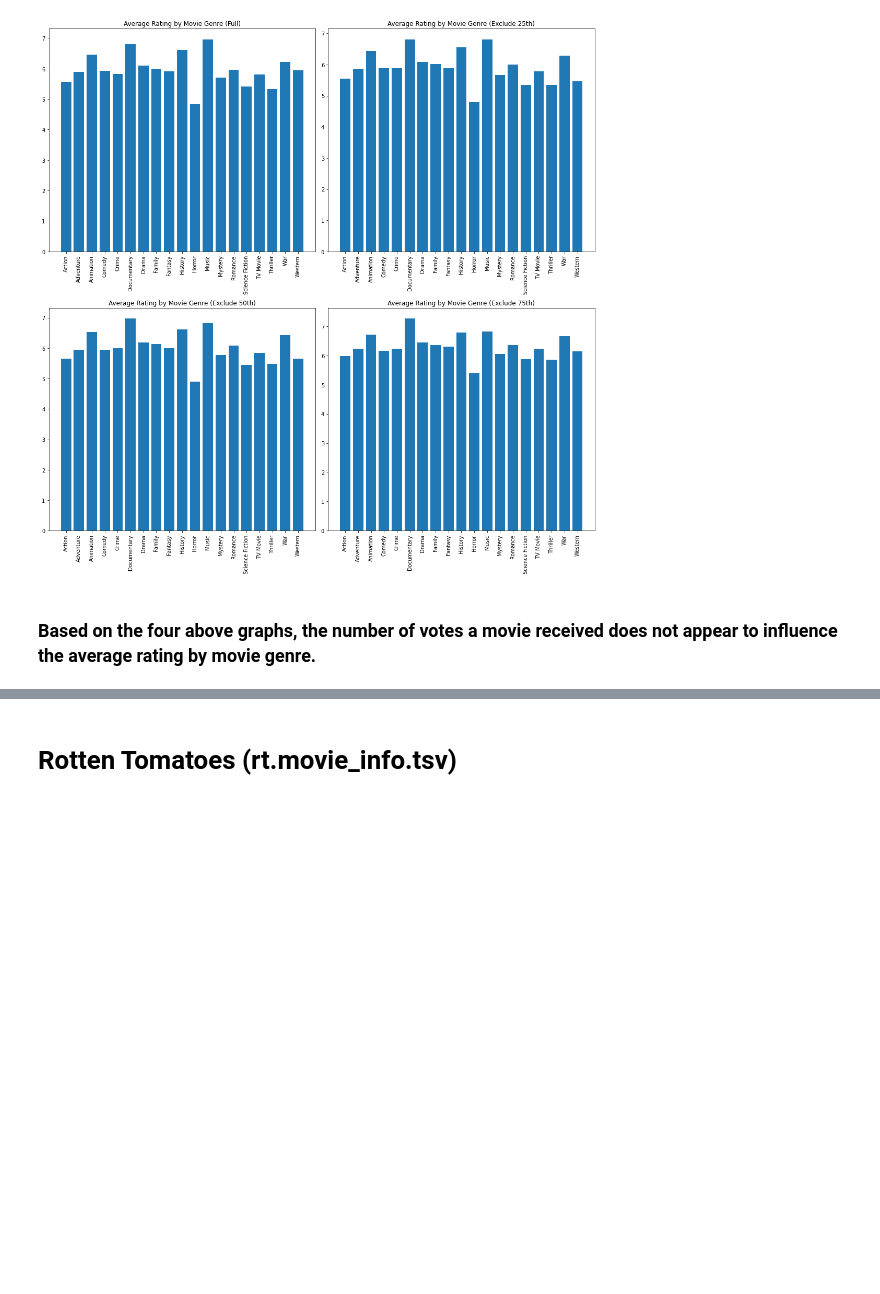
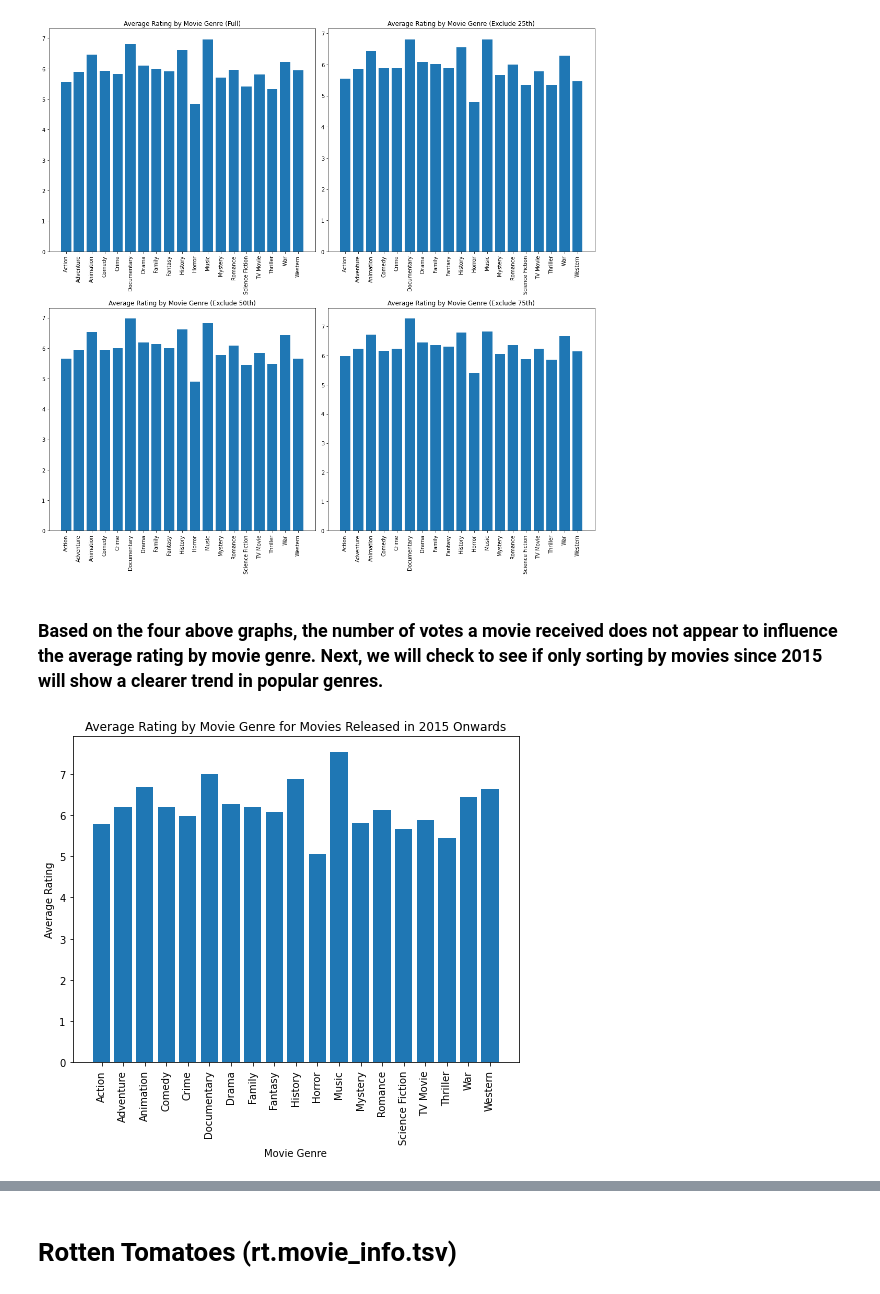
Before and after one commit to ThomasHChapman/p1_project, a Jupyter notebook: ZachWorkingNotebook.ipynb, the cells around one changed output, grey strips where cells are left out. Cells and saved outputs as stored; diff of their text form; code cells hidden in the pictures; blank space fills up the shorter version.

```diff
--- a/ZachWorkingNotebook.ipynb
+++ b/ZachWorkingNotebook.ipynb
@@ -262,4 +265,22 @@ fig.tight_layout()
 # %% [output]
 [figure]
 # %% [markdown]
-### Based on the four above graphs, the number of votes a movie received does not appear to influence the average rating by movie genre.
+### Based on the four above graphs, the number of votes a movie received does not appear to influence the average rating by movie genre. Next, we will check to see if only sorting by movies since 2015 will show a clearer trend in popular genres.
+# %%
+# Add a release_year column
+df_movies['release_year'] = df_movies['release_date'].str[:4].astype(int)
+df_movies_2015 = df_movies[df_movies['release_year'] >= 2015]
+# %%
+# Get average rating by genre for movies released in 2015 and onward
+avg_2015 = get_avg_rating(df_movies_2015, genre_dict)
+# %%
+# Plot average rating by genre for movies released in 2015 onward
+fig, ax = plt.subplots(figsize=(8,6))
+
+ax.bar(x=list(avg_2015.keys()), height=list(avg_2015.values()));
+ax.tick_params(axis='x', rotation=90);
+ax.set_title('Average Rating by Movie Genre for Movies Released in 2015 Onwards');
+ax.set_ylabel('Average Rating');
+ax.set_xlabel('Movie Genre');
+# %% [output]
+[figure, added]
```
Also changed, not shown: parts of 30 cells of this notebook.
